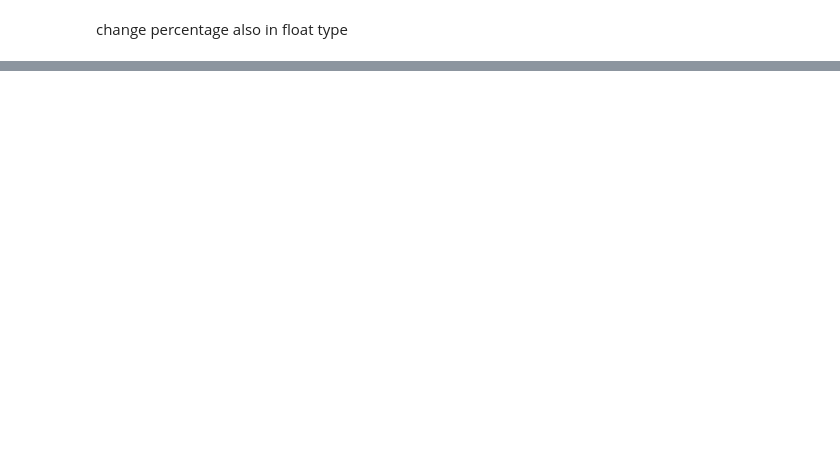
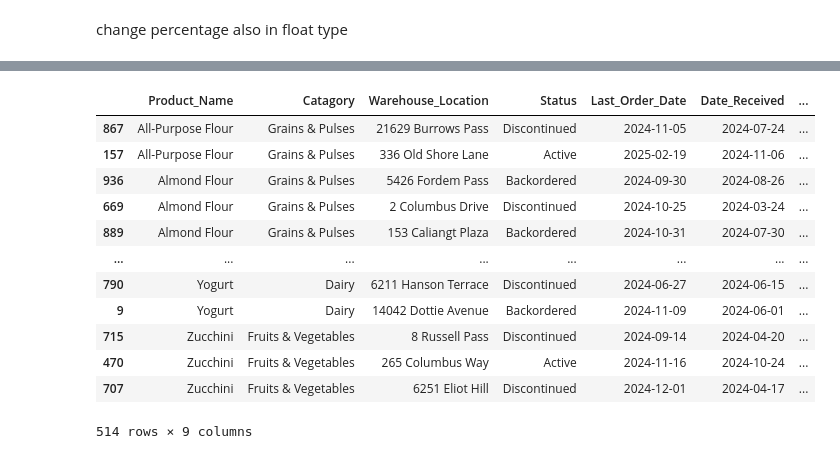
Before and after one commit to jaymark22/machine-learning, a Jupyter notebook: kaggle-machine-learning/grocery-inventory/src/eda.ipynb, the cells around one changed output, grey strips where cells are left out. Drawn from its saved outputs; the diff is of its cells as text; code cells hidden in the pictures; blank space fills up the shorter version.

```diff
--- a/kaggle-machine-learning/grocery-inventory/src/eda.ipynb
+++ b/kaggle-machine-learning/grocery-inventory/src/eda.ipynb
@@ -202 +205,4 @@ dtypes: datetime64[ns](3), float64(2), int64(5), object(8)
 memory usage: 139.3+ KB
+# %%
+df['Unit_Price'] = df['Unit_Price'].str.replace('$', '').astype(float)
+df.head(5)
@@ -202,0 +254,3 @@ memory usage: 139.3+ KB
+# %%
+df['Order_Received_Diff'] = (df['Date_Received'] - df['Last_Order_Date']).dt.days
+df.head(5)
@@ -202,0 +264,3 @@ memory usage: 139.3+ KB
+# %%
+df['Shelf_Life_Days'] = (df['Expiration_Date'] - df['Date_Received']).dt.days
+df.head(5)
@@ -202,0 +283,5 @@ memory usage: 139.3+ KB
+# %%
+df_product_date_status = df[['Product_Name', 'Catagory', 'Warehouse_Location', 'Status',
+                               'Last_Order_Date', 'Date_Received', 'Order_Received_Diff', 'Expiration_Date',
+                               'Shelf_Life_Days',]].sort_values(by=['Product_Name', 'Last_Order_Date'], ascending=True)
+df_product_date_status.head(10)
@@ -202,0 +300,17 @@ memory usage: 139.3+ KB
+# %%
+df_negative_order_received_diff = df_product_date_status[df_product_date_status['Order_Received_Diff'] < 0]
+df_negative_order_received_diff
+# %% [output]
+|  | Product_Name | Catagory | Warehouse_Location | Status | Last_Order_Date | Date_Received | ... |
+| 867 | All-Purpose Flour | Grains & Pulses | 21629 Burrows Pass | Discontinued | 2024-11-05 | 2024-07-24 | ... |
+| 157 | All-Purpose Flour | Grains & Pulses | 336 Old Shore Lane | Active | 2025-02-19 | 2024-11-06 | ... |
+| 936 | Almond Flour | Grains & Pulses | 5426 Fordem Pass | Backordered | 2024-09-30 | 2024-08-26 | ... |
+| 669 | Almond Flour | Grains & Pulses | 2 Columbus Drive | Discontinued | 2024-10-25 | 2024-03-24 | ... |
+| 889 | Almond Flour | Grains & Pulses | 153 Caliangt Plaza | Backordered | 2024-10-31 | 2024-07-30 | ... |
+| ... | ... | ... | ... | ... | ... | ... | ... |
+| 790 | Yogurt | Dairy | 6211 Hanson Terrace | Discontinued | 2024-06-27 | 2024-06-15 | ... |
+| 9 | Yogurt | Dairy | 14042 Dottie Avenue | Backordered | 2024-11-09 | 2024-06-01 | ... |
+| 715 | Zucchini | Fruits & Vegetables | 8 Russell Pass | Discontinued | 2024-09-14 | 2024-04-20 | ... |
+| 470 | Zucchini | Fruits & Vegetables | 265 Columbus Way | Active | 2024-11-16 | 2024-10-24 | ... |
+| 707 | Zucchini | Fruits & Vegetables | 6251 Eliot Hill | Discontinued | 2024-12-01 | 2024-04-17 | ... |
+514 rows × 9 columns
```
Also changed, not shown: parts of 16 cells of this notebook.
